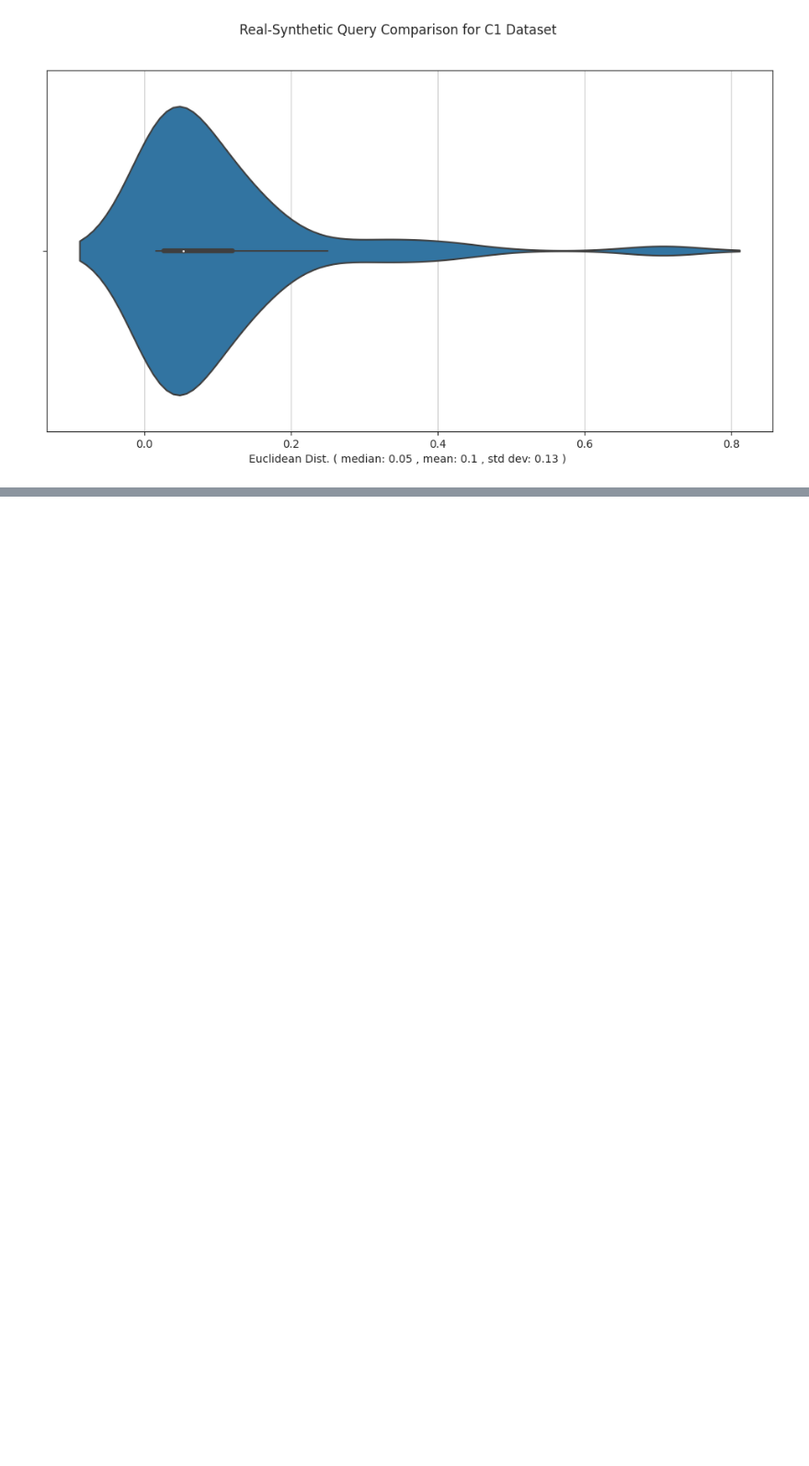
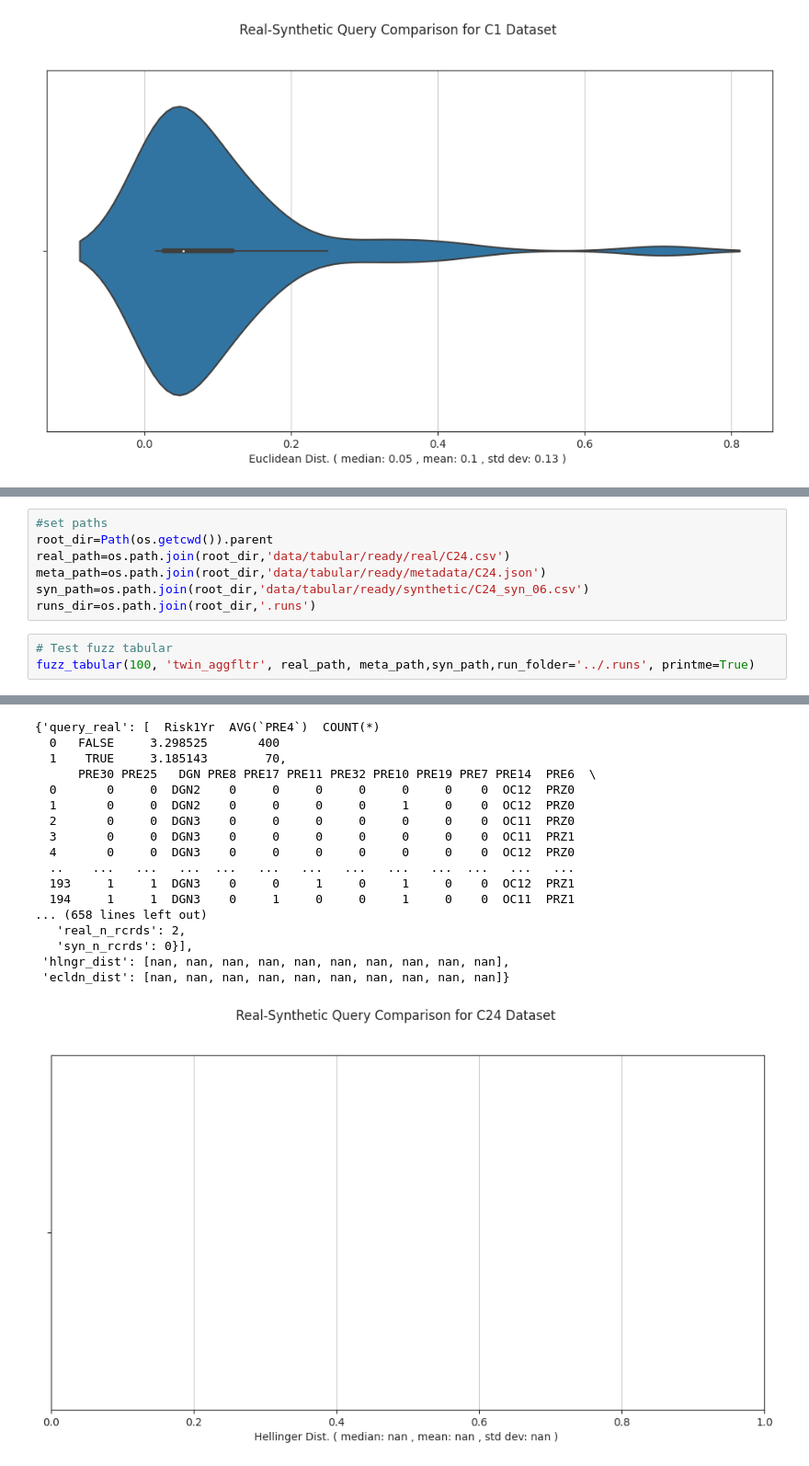
Before and after one commit to skababji-ehil/fuzzy_sql, a Jupyter notebook: notebooks/T_test_twin_aggfltr.ipynb, the cells around one changed output, grey strips where cells are left out. Shown at 92% size. Cells and saved outputs as stored; diff of their text form; blank space fills up the shorter version.

Commit message:
added fuzz_tabular testing cells

```diff
--- a/notebooks/T_test_twin_aggfltr.ipynb
+++ b/notebooks/T_test_twin_aggfltr.ipynb
@@ -92,0 +103,11 @@ if agg_fntn:
+# %%
+#set paths
+root_dir=Path(os.getcwd()).parent
+real_path=os.path.join(root_dir,'data/tabular/ready/real/C24.csv')
+meta_path=os.path.join(root_dir,'data/tabular/ready/metadata/C24.json')
+syn_path=os.path.join(root_dir,'data/tabular/ready/synthetic/C24_syn_06.csv')
+runs_dir=os.path.join(root_dir,'.runs')
+# %%
+# Test fuzz tabular
+fuzz_tabular(100, 'twin_aggfltr', real_path, meta_path,syn_path,run_folder='../.runs', printme=True)
+# %% [output]
@@ -92,0 +127,18 @@ if agg_fntn:
+{'query_real': [  Risk1Yr  AVG(`PRE4`)  COUNT(*)
+  0   FALSE     3.298525       400
+  1    TRUE     3.185143        70,
+      PRE30 PRE25   DGN PRE8 PRE17 PRE11 PRE32 PRE10 PRE19 PRE7 PRE14  PRE6  \
+  0       0     0  DGN2    0     0     0     0     0     0    0  OC12  PRZ0
+  1       0     0  DGN2    0     0     0     0     1     0    0  OC12  PRZ0
+  2       0     0  DGN3    0     0     0     0     0     0    0  OC11  PRZ0
+  3       0     0  DGN3    0     0     0     0     0     0    0  OC11  PRZ1
+  4       0     0  DGN3    0     0     0     0     0     0    0  OC12  PRZ0
+  ..    ...   ...   ...  ...   ...   ...   ...   ...   ...  ...   ...   ...
+  193     1     1  DGN3    0     0     1     0     1     0    0  OC12  PRZ1
+  194     1     1  DGN3    0     1     0     0     1     0    0  OC11  PRZ1
+... (658 lines left out)
+   'real_n_rcrds': 2,
+   'syn_n_rcrds': 0}],
+ 'hlngr_dist': [nan, nan, nan, nan, nan, nan, nan, nan, nan, nan],
+ 'ecldn_dist': [nan, nan, nan, nan, nan, nan, nan, nan, nan, nan]}
+[figure, added]
```
Also changed, not shown: parts of 3 cells of this notebook, 5 other files.
